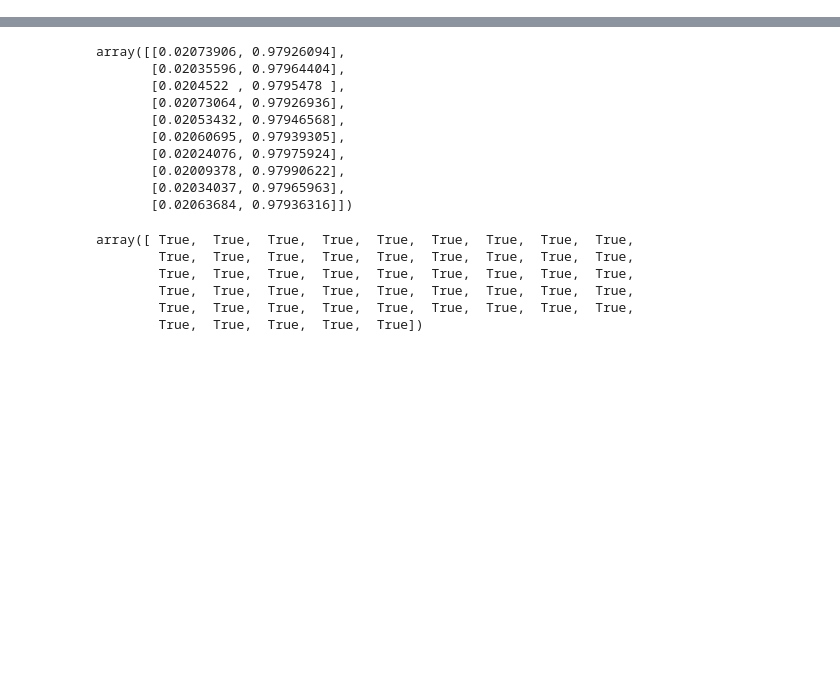
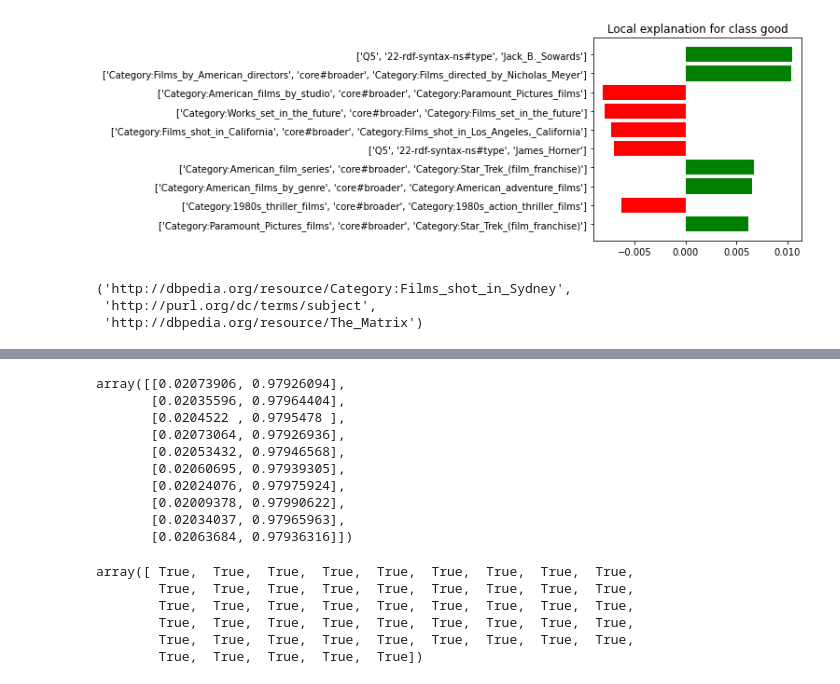
Before and after one commit to rgrenz/rdflime-util, a Jupyter notebook: notebooks/3_limetest.ipynb, the cells around one changed output, grey strips where cells are left out. Saved outputs shown, nothing was run; the diff lists cells and outputs as text; code cells hidden in the pictures; blank space fills up the shorter version.

Commit message:
Initial LIME implementation

```diff
--- a/notebooks/3_limetest.ipynb
+++ b/notebooks/3_limetest.ipynb
@@ -0,0 +1,10 @@
+# %%
+import os
+import pandas as pd
+import pickle
+from importlib import reload
+import lime.lime_rdf
+
+moviePath = "/workspaces/rdflime/rdflime-util/data/metacritic-movies"
+movieFull = pd.read_csv(os.path.join(moviePath, "movies_fixed.tsv"), sep="\t")
+movies = [movie.DBpedia_URI for _, movie in movieFull.iterrows()]
@@ -42,0 +64,12 @@ array([[0.02073906, 0.97926094],
+# %%
+# make many copies of embedder
+figsize = (4, .4*len(explanation.as_list()))
+fig = explanation.as_pyplot_figure(figsize=figsize)
+# %% [output]
+[figure, added]
+# %%
+explanation.domain_mapper.triples[1]
+# %% [output]
+('http://dbpedia.org/resource/Category:Films_shot_in_Sydney',
+ 'http://purl.org/dc/terms/subject',
+ 'http://dbpedia.org/resource/The_Matrix')
```
Also changed, not shown: parts of 9 cells of this notebook, 1 other file.
